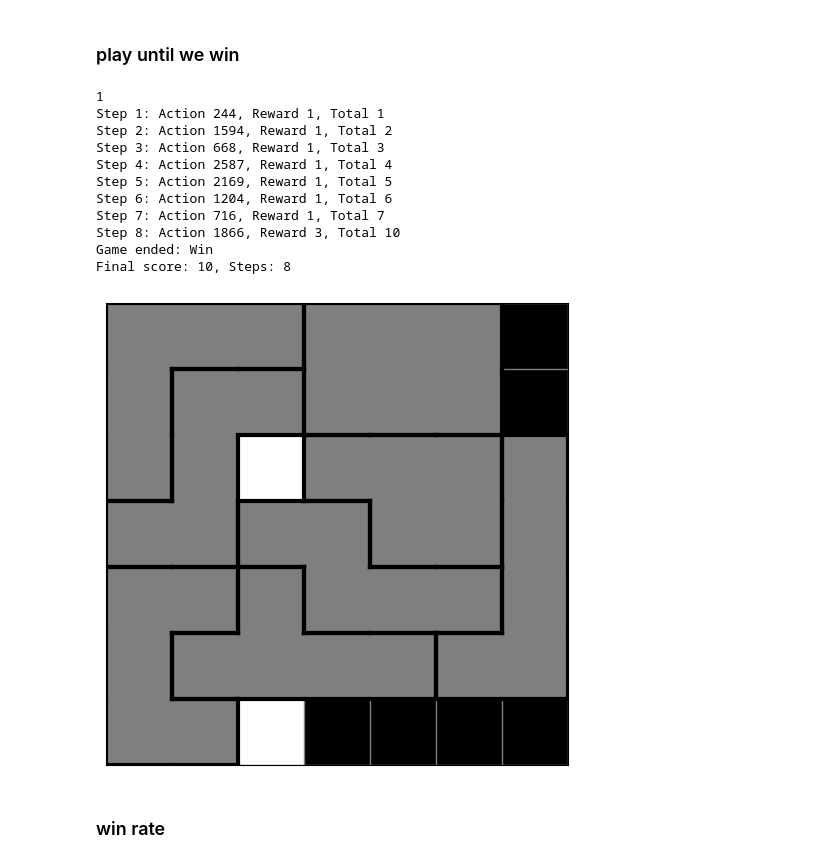
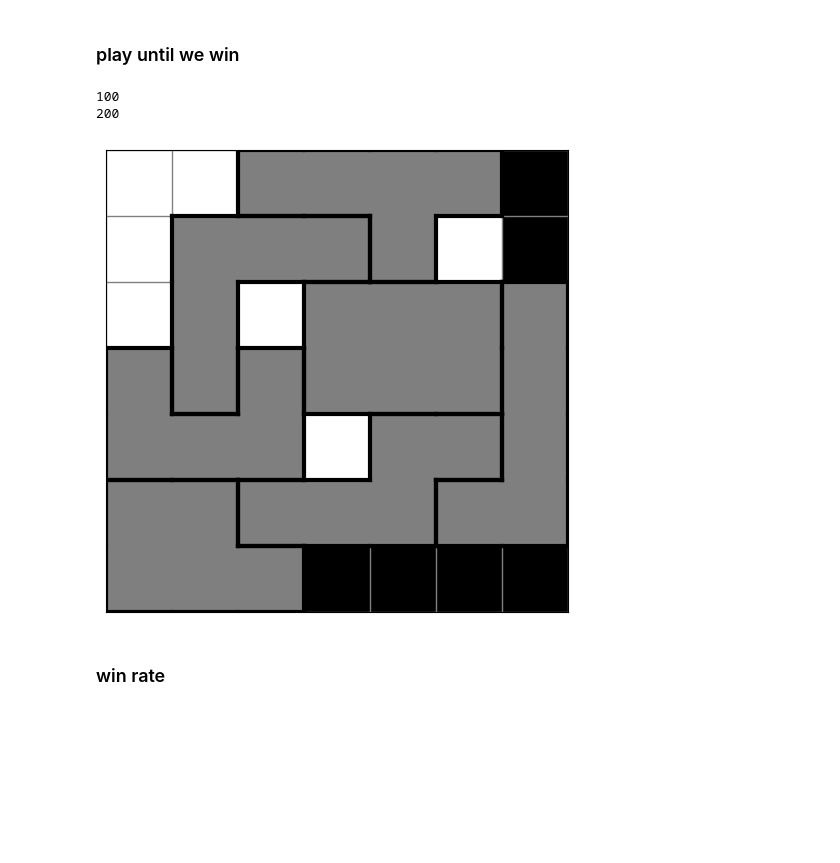
Before and after one commit to bamesserly/apad-puzzle-rl, a Jupyter notebook: MPPO_model_validate.ipynb, the cells around one changed output. Drawn from its saved outputs; the diff is of its cells as text; code cells hidden in the pictures; blank space fills up the shorter version.

```diff
--- a/MPPO_model_validate.ipynb
+++ b/MPPO_model_validate.ipynb
@@ -10,12 +18,16 @@ import pandas as pd
 from torch.distributions import Distribution
 Distribution.set_default_validate_args(False)
 # %%
-model = MaskablePPO.load("mppo_50k_2025-06-19_1400")
+model = MaskablePPO.load("mppo_model_14_1")
 # %%
 env = APADEnv()
 obs, _ = env.reset()
+# %%
+obs, info = env.reset()
 # %%
-action, _ = model.predict(obs, deterministic=True)
-env.step(action)
+action, _ = model.predict(obs, action_masks=info["action_mask"], deterministic=True)
+obs, reward, terminated, truncated, info = env.step(action)
 env.visualize()
+if truncated:
+    obs, info = env.reset()
 # %% [output]
@@ -60,25 +72,18 @@ def test_complete_game(model, env, verbose = False):
 # %%
 total_rewared = 0
 step_count = 0
 i = 0
-while step_count < 8:
+while step_count < 7:
     i += 1
-    print(i)
-    total_reward, step_count = test_complete_game(model, env, True)
+    if i%100==0:
+        print(i)
+    env = APADEnv(-1,-1,1)
+    total_reward, step_count = test_complete_game(model, env)
 env.visualize()
 # %% [output]
-1
-Step 1: Action 244, Reward 1, Total 1
-Step 2: Action 1594, Reward 1, Total 2
-Step 3: Action 668, Reward 1, Total 3
-Step 4: Action 2587, Reward 1, Total 4
-Step 5: Action 2169, Reward 1, Total 5
-Step 6: Action 1204, Reward 1, Total 6
-Step 7: Action 716, Reward 1, Total 7
-Step 8: Action 1866, Reward 3, Total 10
-Game ended: Win
-Final score: 10, Steps: 8
+100
+200
-[figure, old version]
+[figure, new version]
 # %% [markdown]
 ### win rate
 # %%
```
Also changed, not shown: parts of 6 cells of this notebook, 2 other files.
